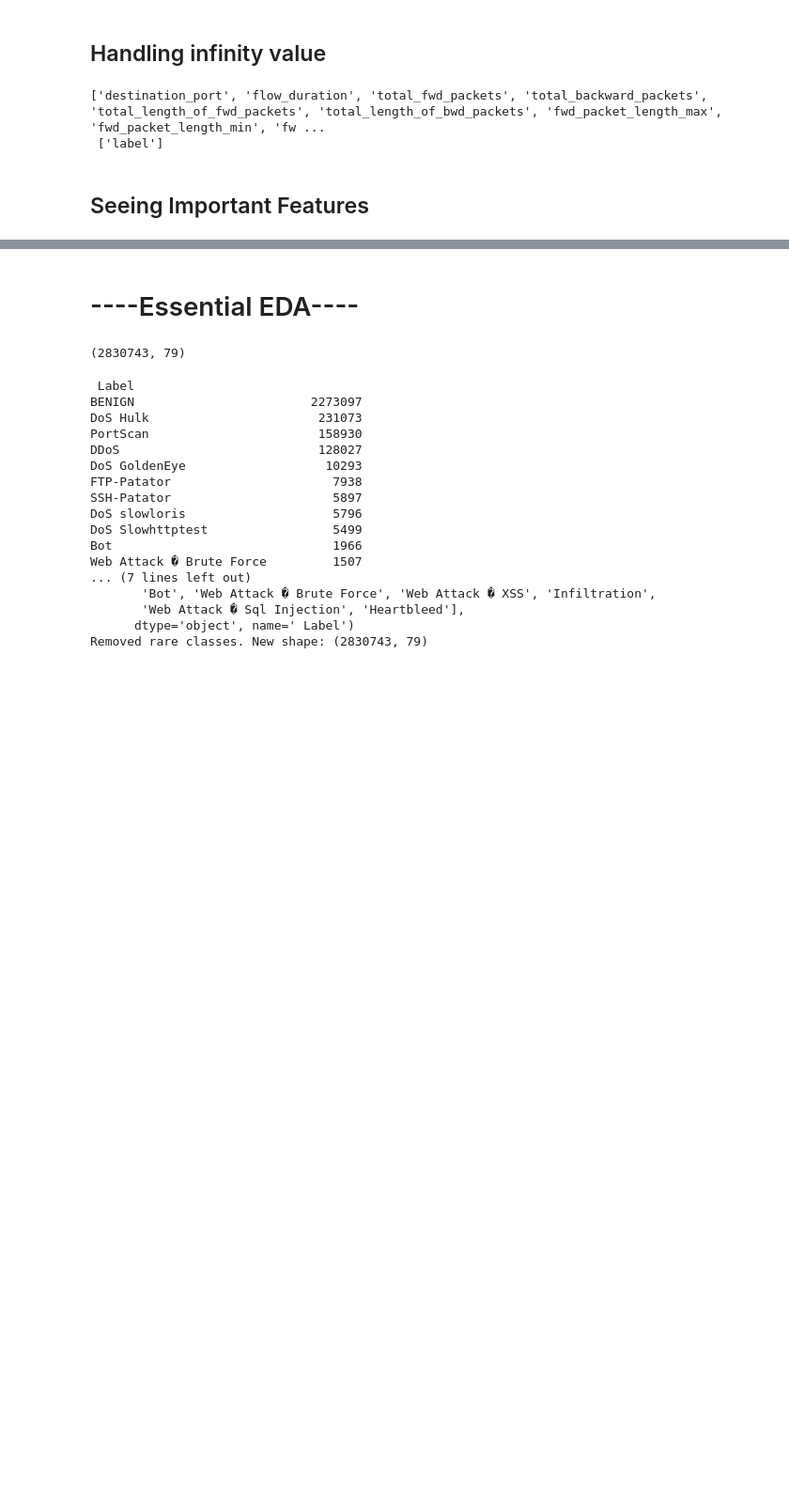
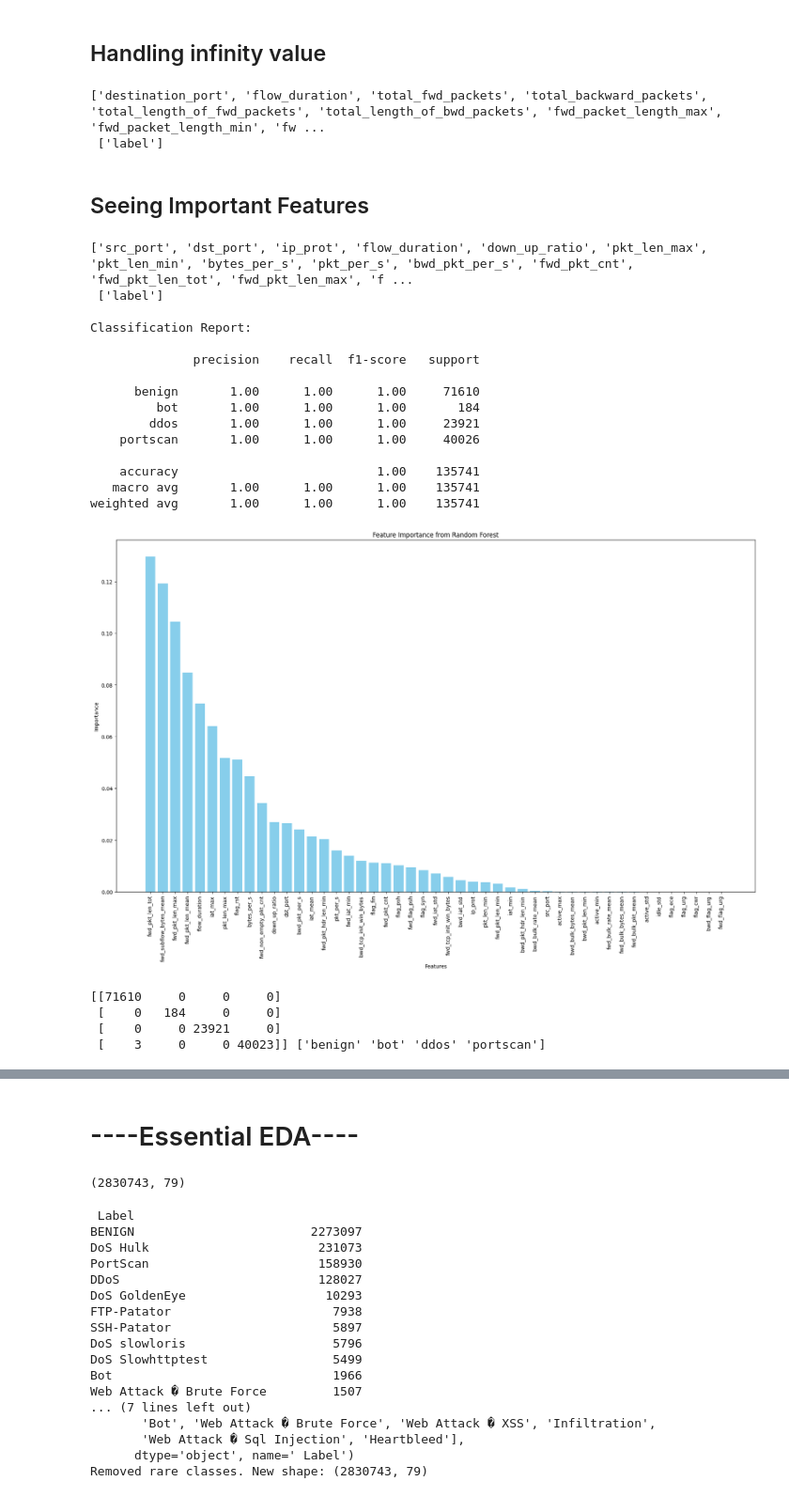
Before and after one commit to Priyanshuc26/ActiveFlow-NIDS, a Jupyter notebook: EDA/EDA.ipynb, the cells around one changed output, grey strips where cells are left out. Shown at 94% size. Drawn from its saved outputs; the diff is of its cells as text; code cells hidden in the pictures; blank space fills up the shorter version.

```diff
--- a/EDA/EDA.ipynb
+++ b/EDA/EDA.ipynb
@@ -146,7 +236,7 @@ def plot_heatmap(df:pd.DataFrame):
 # %%
 ## Seeing highly correlated
 
-def drop_highly_correlated_col(corr_matrix, threshold=0.85):
+def drop_highly_correlated_col(corr_matrix, threshold=0.93):
     # Find coordinates of all values above the threshold
     high_corr = np.where(np.abs(corr_matrix) > threshold)
 
@@ -160,3 +250,6 @@ def drop_highly_correlated_col(corr_matrix, threshold=0.85):
 
     # Convert back to a list so it can be passed directly into df.drop()
     return list(cols_to_drop)
+# %%
+high_corr_col_df = drop_highly_correlated_col(corr_matrix)
+len(high_corr_col_df)
@@ -162,0 +258,3 @@ def drop_highly_correlated_col(corr_matrix, threshold=0.85):
+# %%
+df = df.drop(columns=high_corr_col_df)
+df.shape
@@ -162,0 +263,2 @@ def drop_highly_correlated_col(corr_matrix, threshold=0.85):
+# %%
+df.drop(columns=['label_encoded'],inplace=True)
@@ -269,3 +380,26 @@ def important_features(df:pd.DataFrame):
 
     print(cm, rf_labels)
     return feature_importance_df
+# %%
+important_features(df)
+# %% [output]
+['src_port', 'dst_port', 'ip_prot', 'flow_duration', 'down_up_ratio', 'pkt_len_max', 'pkt_len_min', 'bytes_per_s', 'pkt_per_s', 'bwd_pkt_per_s', 'fwd_pkt_cnt', 'fwd_pkt_len_tot', 'fwd_pkt_len_max', 'f ...
+ ['label']
+
+Classification Report:
+
+              precision    recall  f1-score   support
+
+      benign       1.00      1.00      1.00     71610
+         bot       1.00      1.00      1.00       184
+        ddos       1.00      1.00      1.00     23921
+    portscan       1.00      1.00      1.00     40026
+
+    accuracy                           1.00    135741
+   macro avg       1.00      1.00      1.00    135741
+weighted avg       1.00      1.00      1.00    135741
+[figure, added]
+[[71610     0     0     0]
+ [    0   184     0     0]
+ [    0     0 23921     0]
+ [    3     0     0 40023]] ['benign' 'bot' 'ddos' 'portscan']
```
Also changed, not shown: parts of 22 cells of this notebook, 6 other files.
